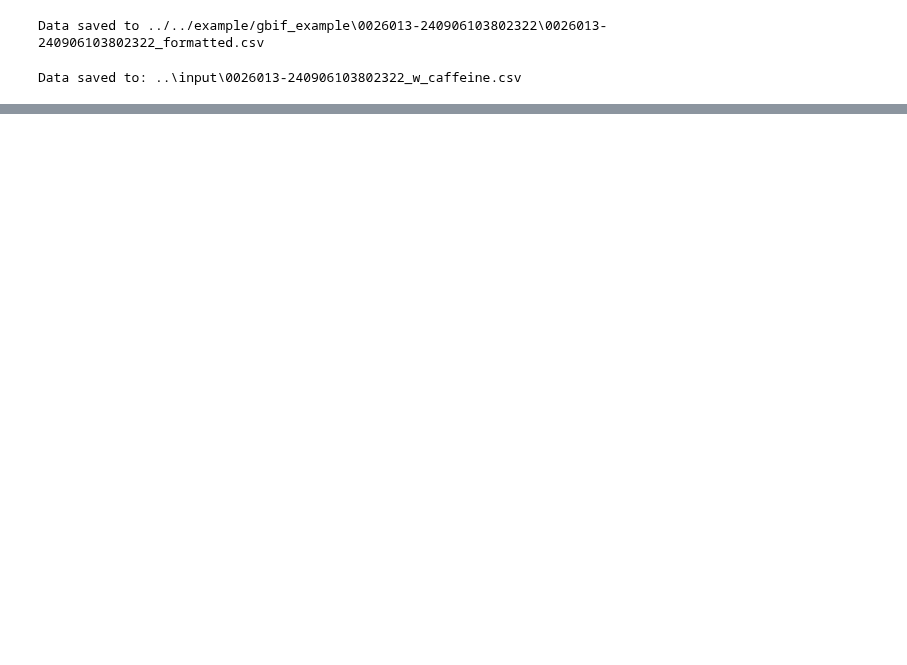
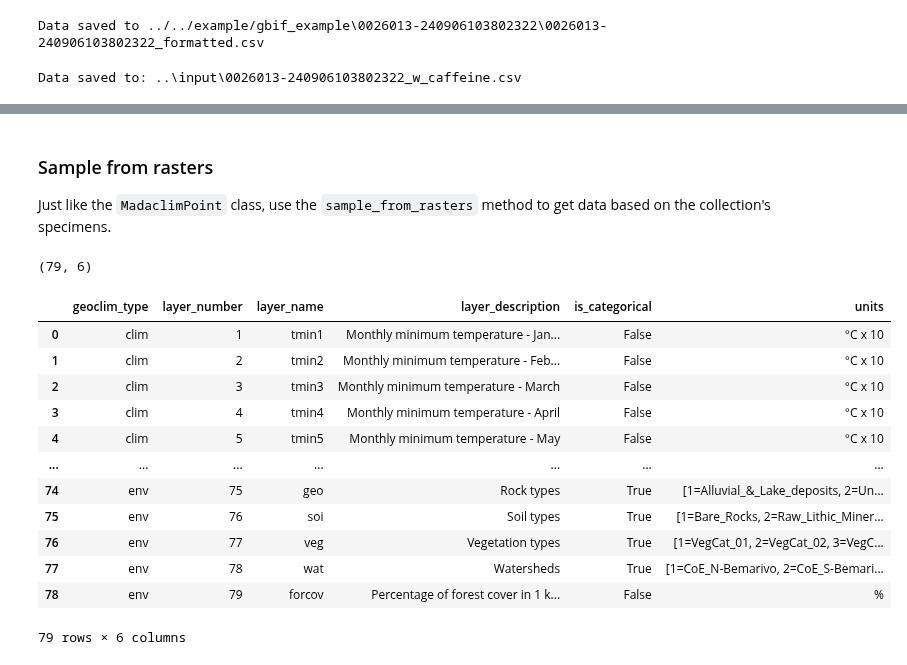
Before and after one commit to tahiri-lab/py_madaclim, a Jupyter notebook: workdir/bin/madaclim_collection_creation.ipynb, the cells around one changed output, grey strips where cells are left out. Saved outputs shown, nothing was run; the diff lists cells and outputs as text; code cells hidden in the pictures; blank space fills up the shorter version.

```diff
--- a/workdir/bin/madaclim_collection_creation.ipynb
+++ b/workdir/bin/madaclim_collection_creation.ipynb
@@ -120,0 +275,25 @@ Data saved to: ..\input\0026013-240906103802322_w_caffeine.csv
+# %% [markdown]
+### Sample from rasters
+
+Just like the `MadaclimPoint` class, use the `sample_from_rasters` method to get data based on the collection's specimens.
+# %%
+from py_madaclim.info import MadaclimLayers
+mada_info = MadaclimLayers()
+# %%
+print(mada_info.all_layers.shape)
+mada_info.all_layers
+# %% [output]
+(79, 6)
+|  | geoclim_type | layer_number | layer_name | layer_description | is_categorical | units |
+| 0 | clim | 1 | tmin1 | Monthly minimum temperature - Jan... | False | °C x 10 |
+| 1 | clim | 2 | tmin2 | Monthly minimum temperature - Feb... | False | °C x 10 |
+| 2 | clim | 3 | tmin3 | Monthly minimum temperature - March | False | °C x 10 |
+| 3 | clim | 4 | tmin4 | Monthly minimum temperature - April | False | °C x 10 |
+| 4 | clim | 5 | tmin5 | Monthly minimum temperature - May | False | °C x 10 |
+| ... | ... | ... | ... | ... | ... | ... |
+| 74 | env | 75 | geo | Rock types | True | [1=Alluvial_&_Lake_deposits, 2=Un... |
+| 75 | env | 76 | soi | Soil types | True | [1=Bare_Rocks, 2=Raw_Lithic_Miner... |
+| 76 | env | 77 | veg | Vegetation types | True | [1=VegCat_01, 2=VegCat_02, 3=VegC... |
+| 77 | env | 78 | wat | Watersheds | True | [1=CoE_N-Bemarivo, 2=CoE_S-Bemari... |
+| 78 | env | 79 | forcov | Percentage of forest cover in 1 k... | False | % |
+79 rows × 6 columns
```
Also changed, not shown: parts of 20 cells of this notebook.
